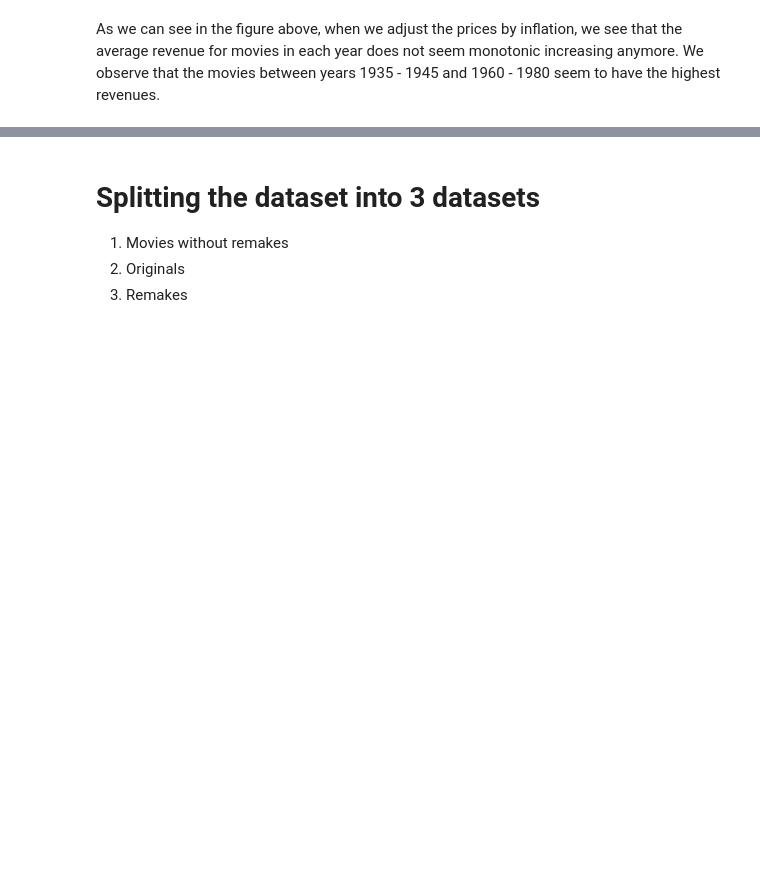
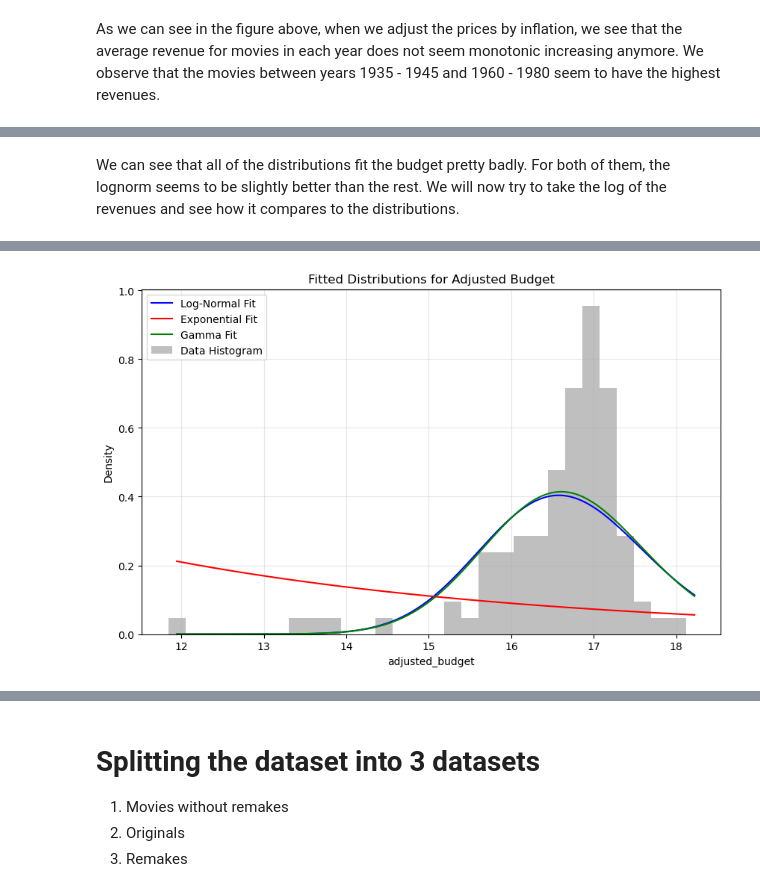
Before and after one commit to epfl-ada/ada-2024-project-madayam, a Jupyter notebook: result_eda.ipynb, the cells around one changed output, grey strips where cells are left out. Drawn from its saved outputs; the diff is of its cells as text; code cells hidden in the pictures; blank space fills up the shorter version.

```diff
--- a/result_eda.ipynb
+++ b/result_eda.ipynb
@@ -341,0 +358,75 @@ df_movies.to_csv( CONFIG["data_path"] / "MovieVerse.csv", index=False)
+# %% [markdown]
+We can see that all of the distributions fit the budget pretty badly. For both of them, the lognorm seems to be slightly better than the rest. We will now try to take the log of the revenues and see how it compares to the distributions.
+# %%
+from scipy.stats import norm, lognorm, expon, gamma
+
+def fit_and_plot_distributions(data, column, title):
+    """
+    Fit data to Log-Normal, Exponential, and Gamma distributions.
+    Plot the histogram of the data with fitted curves.
+
+    Parameters:
+    data (DataFrame): Input dataset
+    column (str): Column to fit and plot
+    title (str): Title for the plot
+    """
+    log_data = np.log(data[column])
+    log_data_scaled = log_data
+
+    # Plot histogram as a probability distribution
+    bin_heights, bin_edges = np.histogram(log_data_scaled, bins=30, density=True)
+    bin_width = bin_edges[1] - bin_edges[0]  # Bin width for scaling
+
+    # Generate x values for PDF curves
+    x = np.linspace(log_data_scaled.min(), log_data_scaled.max(), 1000)
+
+    # Fit distributions
+    lognorm_params = lognorm.fit(log_data_scaled, floc=0)
+    expon_params = expon.fit(log_data_scaled)
+    gamma_params = gamma.fit(log_data_scaled, floc=0)
+
+    # Calculate PDFs
+    lognorm_pdf = lognorm.pdf(x, *lognorm_params)
+    expon_pdf = expon.pdf(x, *expon_params)
+    gamma_pdf = gamma.pdf(x, *gamma_params)
+
+    # Calculate the log likelihood
+    log_likelihood_lognorm = np.sum(lognorm.logpdf(log_data_scaled, *lognorm_params))
+    log_likelihood_expon = np.sum(expon.logpdf(log_data_scaled, *expon_params))
+    log_likelihood_gamma = np.sum(gamma.logpdf(log_data_scaled, *gamma_params))
+
+    print(f"Log-Normal Log Likelihood: {log_likelihood_lognorm}")
+    print(f"Exponential Log Likelihood: {log_likelihood_expon}")
+    print(f"Gamma Log Likelihood: {log_likelihood_gamma}")
+    print()
+
+    # Calculate the AIC (Akaike Information Criterion)
+    aic = 2 * len(lognorm_params) - 2 * log_likelihood_lognorm
+    aic_expon = 2 * len(expon_params)- 2 * log_likelihood_expon
+    aic_gamma = 2 * len(gamma_params)- 2 * log_likelihood_gamma
+
+    print(f"Log-Normal AIC: {aic}")
+    print(f"Exponential AIC: {aic_expon}")
+    print(f"Gamma AIC: {aic_gamma}")
+
+
+    # Plot histogram
+    plt.figure(figsize=(10, 6))
+    plt.bar(bin_edges[:-1], bin_heights, width=bin_width, alpha=0.5, color="gray", label="Data Histogram")
+
+    # Overlay PDFs
+    plt.plot(x, lognorm_pdf, label="Log-Normal Fit", color="blue")
+    plt.plot(x, expon_pdf, label="Exponential Fit", color="red")
+    plt.plot(x, gamma_pdf, label="Gamma Fit", color="green")
+
+    # Add labels and legend
+    plt.title(f"Fitted Distributions for {title}")
+    plt.xlabel(column)
+    plt.ylabel("Density")
+    plt.legend()
+    plt.grid(alpha=0.3)
+    plt.show()
+
+fit_and_plot_distributions(temp_df, "adjusted_budget", "Adjusted Budget")
+# fit_and_plot_distributions(temp_df, "budget", "Unadjusted Budget")
+# %% [output]
@@ -341,0 +440 @@ df_movies.to_csv( CONFIG["data_path"] / "MovieVerse.csv", index=False)
+[figure, added]
```
Also changed, not shown: parts of 19 cells of this notebook.
